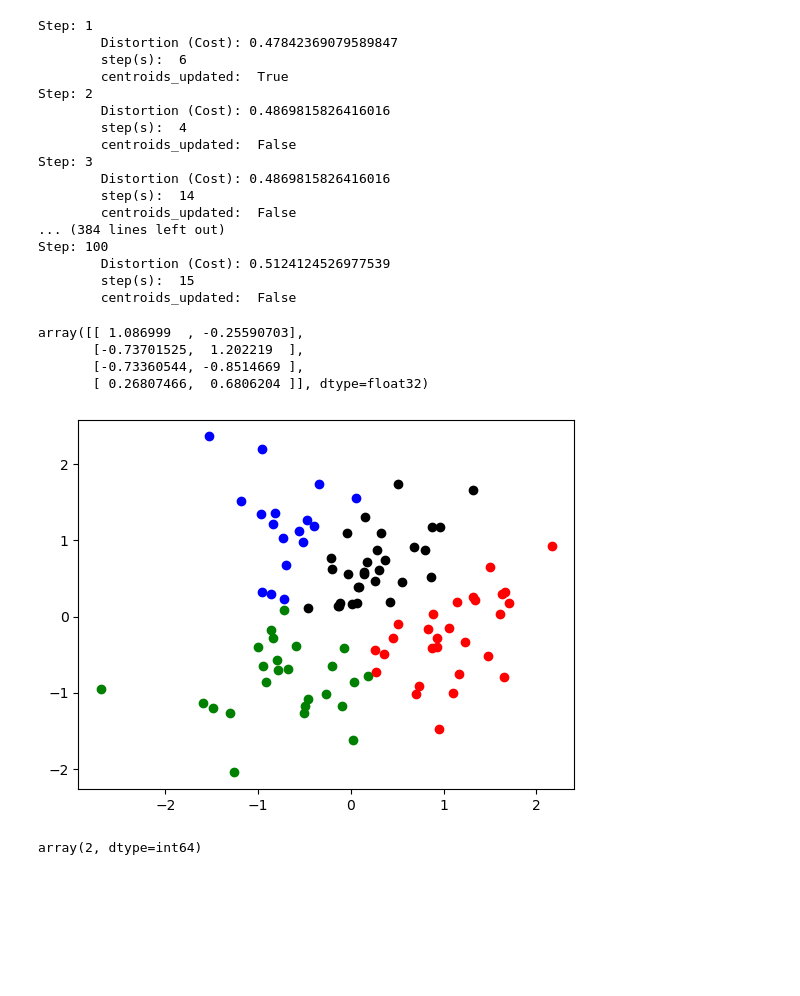
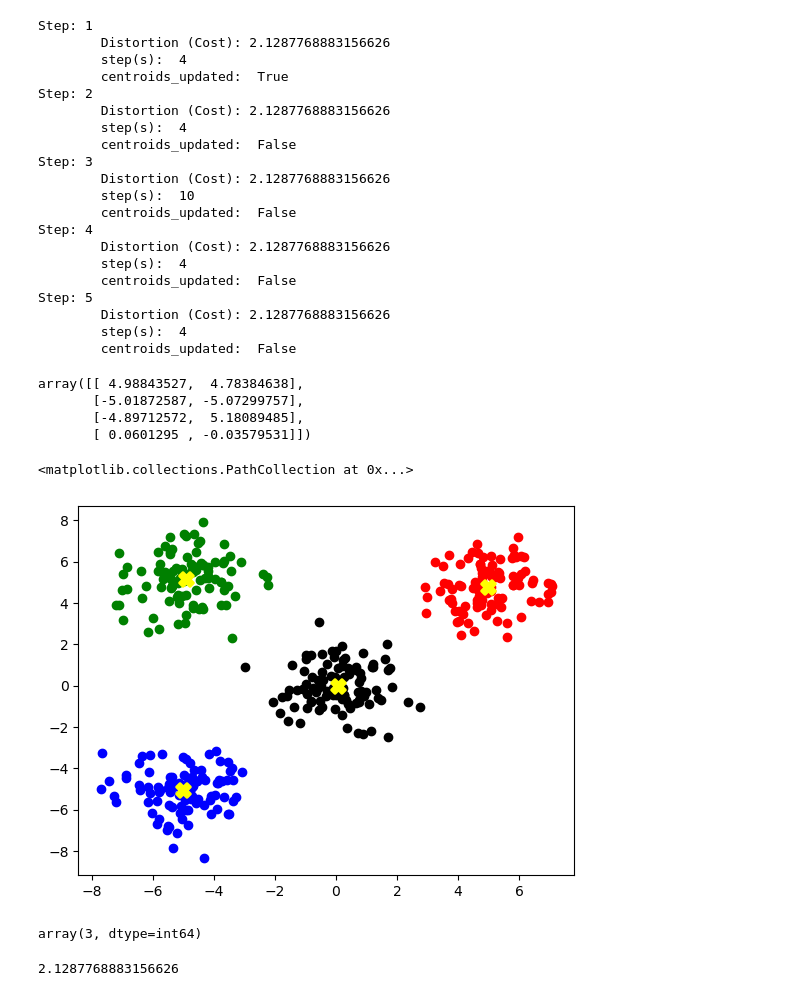
Before and after one commit to mokhtar77777/KMeans, a Jupyter notebook: example.ipynb, the cells around one changed output. Cells and saved outputs as stored; diff of their text form; code cells hidden in the pictures; blank space fills up the shorter version.

```diff
--- a/example.ipynb
+++ b/example.ipynb
@@ -3,45 +3,62 @@ from kmeans import KMeans
 import numpy as np
 import matplotlib.pyplot as plt
 # %%
-x = np.random.normal(size=(100, 2))
+points1 = np.random.multivariate_normal(mean=[0, 0], cov=[[1, 0], [0, 1]], size=100)
+points2 = np.random.multivariate_normal(mean=[5, 5], cov=[[1, 0], [0, 1]], size=100)
+points3 = np.random.multivariate_normal(mean=[-5, 5], cov=[[1, 0], [0, 1]], size=100)
+points4 = np.random.multivariate_normal(mean=[-5, -5], cov=[[1, 0], [0, 1]], size=100)
+
+x = np.vstack((points1, points2, points3, points4))
+np.random.shuffle(x)
 # %%
 kmeans = KMeans(k=4)
 # %%
-clusters = kmeans.fit(x, steps=100)
+clusters = kmeans.fit(x, steps=5, verbose=True)
 # %% [output]
 Step: 1
-        Distortion (Cost): 0.47842369079589847
-        step(s):  6
+        Distortion (Cost): 2.1287768883156626
+        step(s):  4
         centroids_updated:  True
 Step: 2
-        Distortion (Cost): 0.4869815826416016
+        Distortion (Cost): 2.1287768883156626
         step(s):  4
         centroids_updated:  False
 Step: 3
-        Distortion (Cost): 0.4869815826416016
-        step(s):  14
+        Distortion (Cost): 2.1287768883156626
+        step(s):  10
         centroids_updated:  False
-... (384 lines left out)
-Step: 100
-        Distortion (Cost): 0.5124124526977539
-        step(s):  15
+Step: 4
+        Distortion (Cost): 2.1287768883156626
+        step(s):  4
         centroids_updated:  False
+Step: 5
+        Distortion (Cost): 2.1287768883156626
+        step(s):  4
+        centroids_updated:  False
-# %%
-kmeans.get_centroids()
-# %% [output]
-array([[ 1.086999  , -0.25590703],
-       [-0.73701525,  1.202219  ],
-       [-0.73360544, -0.8514669 ],
-       [ 0.26807466,  0.6806204 ]], dtype=float32)
+# %%
+centroids = kmeans.get_centroids()
+centroids
+# %% [output]
+array([[ 4.98843527,  4.78384638],
+       [-5.01872587, -5.07299757],
+       [-4.89712572,  5.18089485],
+       [ 0.0601295 , -0.03579531]])
 # %%
 m = x.shape[0]
 colors = ["red", "blue", "green", "black"]
 # %%
 for cluster in range(m):
     plt.scatter(x[cluster][0], x[cluster][1], c=colors[clusters[cluster]])
+
+plt.scatter(centroids[:, 0], centroids[:, 1], 100, marker='X', linewidth=2, c="yellow")
 # %% [output]
+<matplotlib.collections.PathCollection at 0x...>
-[figure, old version]
+[figure, new version]
 # %%
-kmeans.predict([[0, -3]])
+kmeans.predict([[0, 0]])
 # %% [output]
-array(2, dtype=int64)
+array(3, dtype=int64)
+# %%
+kmeans.get_distortion()
+# %% [output]
+2.1287768883156626
```
Also changed, not shown: 2 other files.
